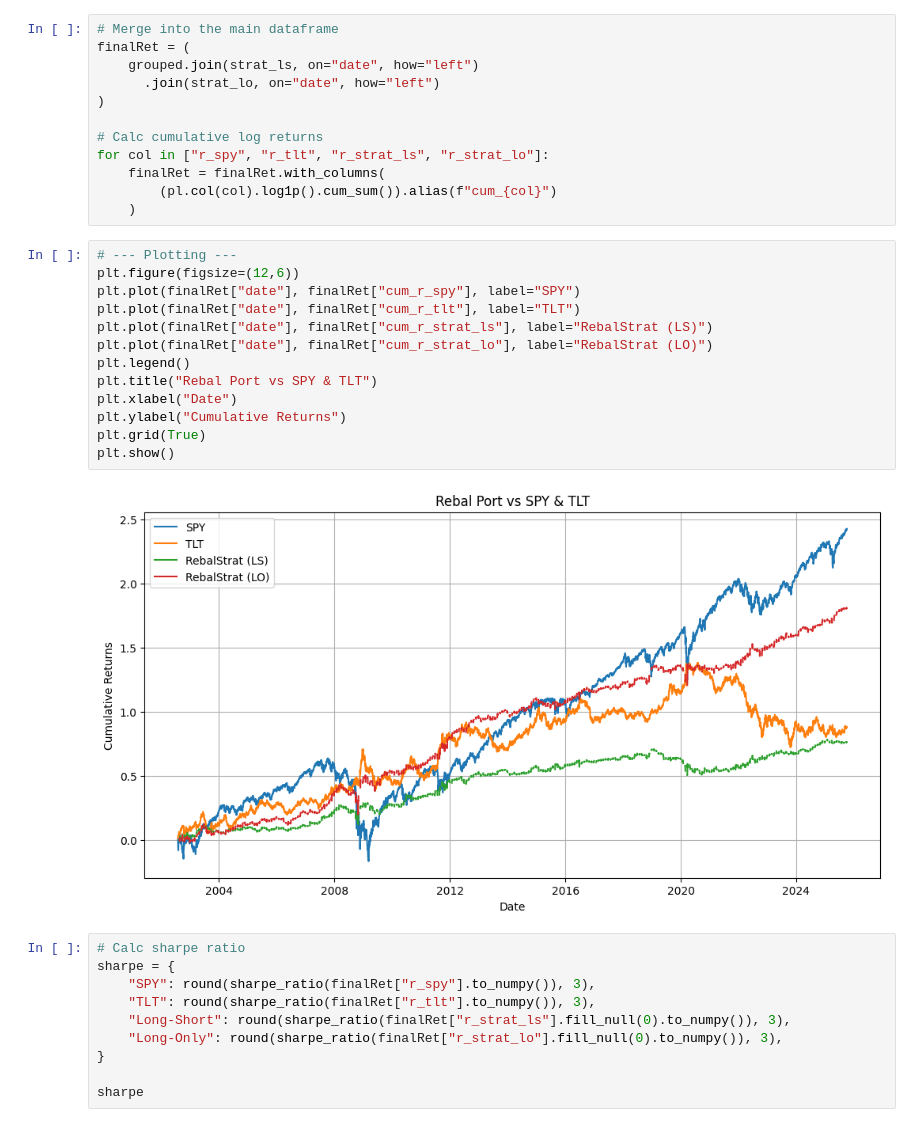
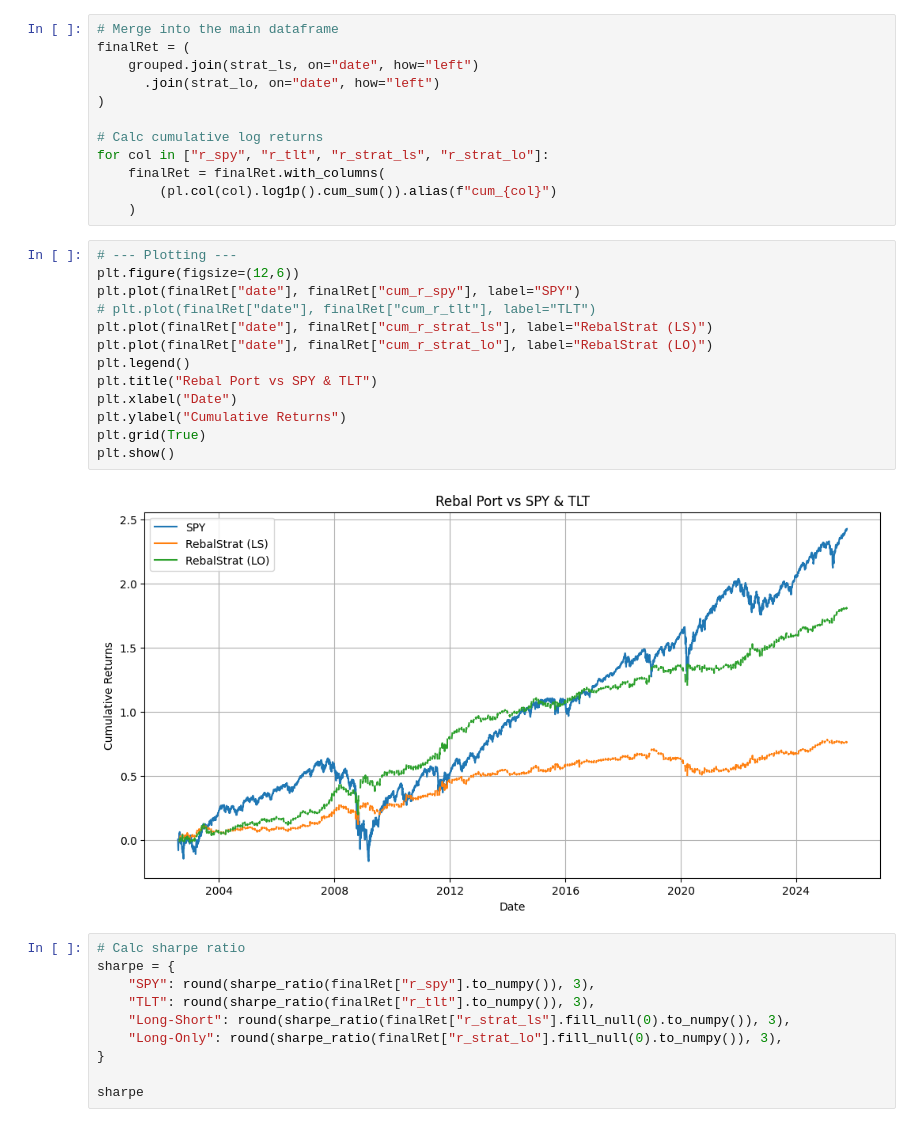
Before and after one commit to jai-chau/monthEndRebalance, a Jupyter notebook: rebal.ipynb, the cells around one changed output. Saved outputs shown, nothing was run; the diff lists cells and outputs as text.

```diff
--- a/rebal.ipynb
+++ b/rebal.ipynb
@@ -112,18 +112,18 @@ for col in ["r_spy", "r_tlt", "r_strat_ls", "r_strat_lo"]:
 # %%
 # --- Plotting ---
 plt.figure(figsize=(12,6))
 plt.plot(finalRet["date"], finalRet["cum_r_spy"], label="SPY")
-plt.plot(finalRet["date"], finalRet["cum_r_tlt"], label="TLT")
+# plt.plot(finalRet["date"], finalRet["cum_r_tlt"], label="TLT")
 plt.plot(finalRet["date"], finalRet["cum_r_strat_ls"], label="RebalStrat (LS)")
 plt.plot(finalRet["date"], finalRet["cum_r_strat_lo"], label="RebalStrat (LO)")
 plt.legend()
 plt.title("Rebal Port vs SPY & TLT")
 plt.xlabel("Date")
 plt.ylabel("Cumulative Returns")
 plt.grid(True)
 plt.show()
 # %% [output]
-[figure, old version]
+[figure, new version]
 # %%
 # Calc sharpe ratio
 sharpe = {
```
Also changed, not shown: parts of 2 cells of this notebook.
